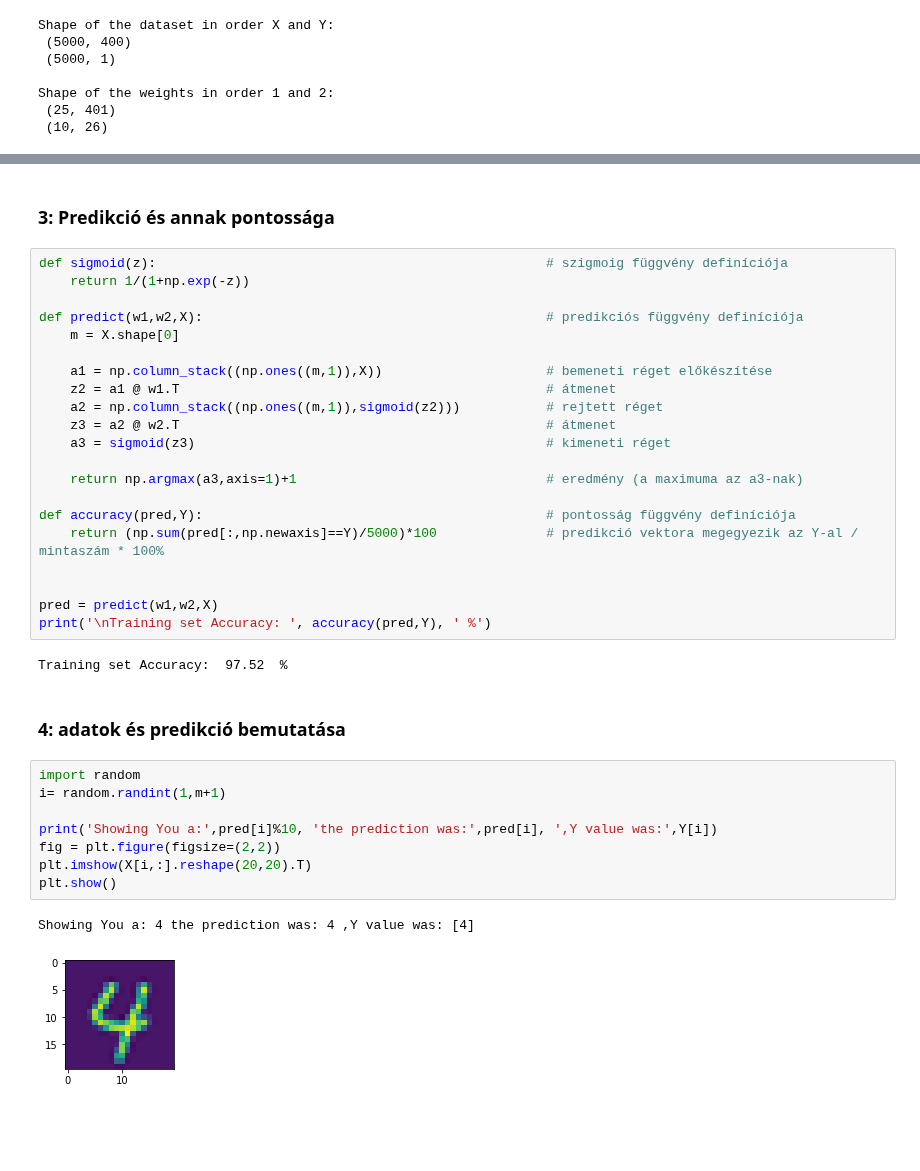
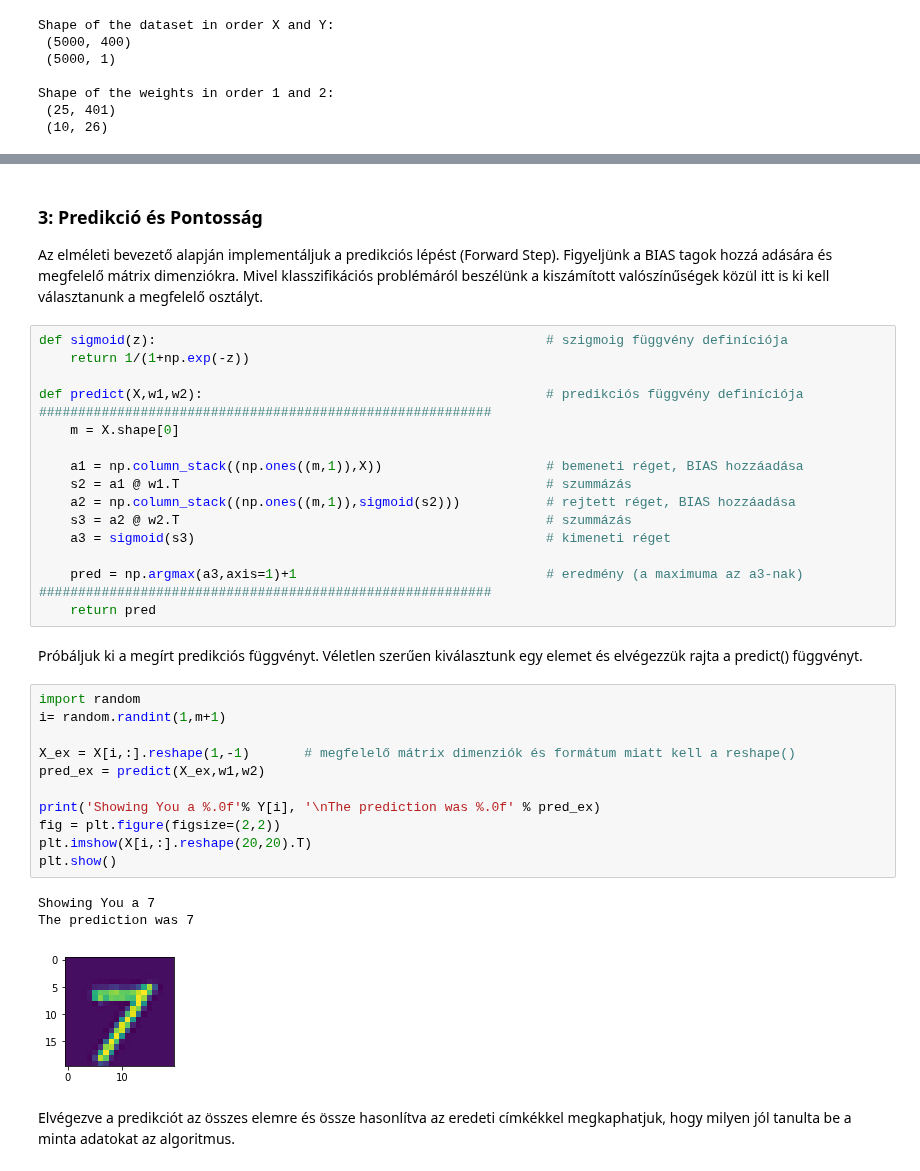
Before and after one commit to Fortuz/MIKRO_lab, a Jupyter notebook: AdaptiveRoboLabor/Jupyter/L06_NeuralNetworksBasics/L06 - Neuralis hálózatok alapjai.ipynb, the cells around one changed output, grey strips where cells are left out. Drawn from its saved outputs; the diff is of its cells as text; blank space fills up the shorter version.

```diff
--- a/AdaptiveRoboLabor/Jupyter/L06_NeuralNetworksBasics/L06 - Neuralis hálózatok alapjai.ipynb
+++ b/AdaptiveRoboLabor/Jupyter/L06_NeuralNetworksBasics/L06 - Neuralis hálózatok alapjai.ipynb
@@ -49,38 +95,40 @@ Printing some random data ...
-# %% [markdown]
-### 3: Predikció és annak pontossága
+# %% [markdown]
+### 3: Predikció és Pontosság
+
+Az elméleti bevezető alapján implementáljuk a predikciós lépést (Forward Step). Figyeljünk a BIAS tagok hozzá adására és megfelelő mátrix dimenziókra. Mivel klasszifikációs problémáról beszélünk a kiszámított valószínűségek közül itt is ki kell választanunk a megfelelő osztályt.
 # %%
 def sigmoid(z):                                                  # szigmoig függvény definíciója
     return 1/(1+np.exp(-z))
 
-def predict(w1,w2,X):                                            # predikciós függvény definíciója
+def predict(X,w1,w2):                                            # predikciós függvény definíciója
+##########################################################
     m = X.shape[0]
 
-    a1 = np.column_stack((np.ones((m,1)),X))                     # bemeneti réget előkészítése
-    z2 = a1 @ w1.T                                               # átmenet
-    a2 = np.column_stack((np.ones((m,1)),sigmoid(z2)))           # rejtett réget
-    z3 = a2 @ w2.T                                               # átmenet
-    a3 = sigmoid(z3)                                             # kimeneti réget
+    a1 = np.column_stack((np.ones((m,1)),X))                     # bemeneti réget, BIAS hozzáadása
+    s2 = a1 @ w1.T                                               # szummázás
+    a2 = np.column_stack((np.ones((m,1)),sigmoid(s2)))           # rejtett réget, BIAS hozzáadása
+    s3 = a2 @ w2.T                                               # szummázás
+    a3 = sigmoid(s3)                                             # kimeneti réget
 
-    return np.argmax(a3,axis=1)+1                                # eredmény (a maximuma az a3-nak)
-
-def accuracy(pred,Y):                                            # pontosság függvény definíciója
-    return (np.sum(pred[:,np.newaxis]==Y)/5000)*100              # predikció vektora megegyezik az Y-al / mintaszám * 100%
-
-
-pred = predict(w1,w2,X)
-print('\nTraining set Accuracy: ', accuracy(pred,Y), ' %')
+    pred = np.argmax(a3,axis=1)+1                                # eredmény (a maximuma az a3-nak)
+##########################################################
+    return pred
-# %% [output]
-Training set Accuracy:  97.52  %
-# %% [markdown]
-### 4: adatok és predikció bemutatása
+# %% [markdown]
+Próbáljuk ki a megírt predikciós függvényt. Véletlen szerűen kiválasztunk egy elemet és elvégezzük rajta a predict() függvényt.
 # %%
 import random
 i= random.randint(1,m+1)
 
-print('Showing You a:',pred[i]%10, 'the prediction was:',pred[i], ',Y value was:',Y[i])
+X_ex = X[i,:].reshape(1,-1)       # megfelelő mátrix dimenziók és formátum miatt kell a reshape()
+pred_ex = predict(X_ex,w1,w2)
+
+print('Showing You a %.0f'% Y[i], '\nThe prediction was %.0f' % pred_ex)
 fig = plt.figure(figsize=(2,2))
 plt.imshow(X[i,:].reshape(20,20).T)
 plt.show()
 # %% [output]
-Showing You a: 4 the prediction was: 4 ,Y value was: [4]
+Showing You a 7
+The prediction was 7
-[figure, old version]
+[figure, new version]
+# %% [markdown]
+Elvégezve a predikciót az összes elemre és össze hasonlítva az eredeti címkékkel megkaphatjuk, hogy milyen jól tanulta be a minta adatokat az algoritmus.
```
Also changed, not shown: parts of 8 cells of this notebook, 4 other files.
